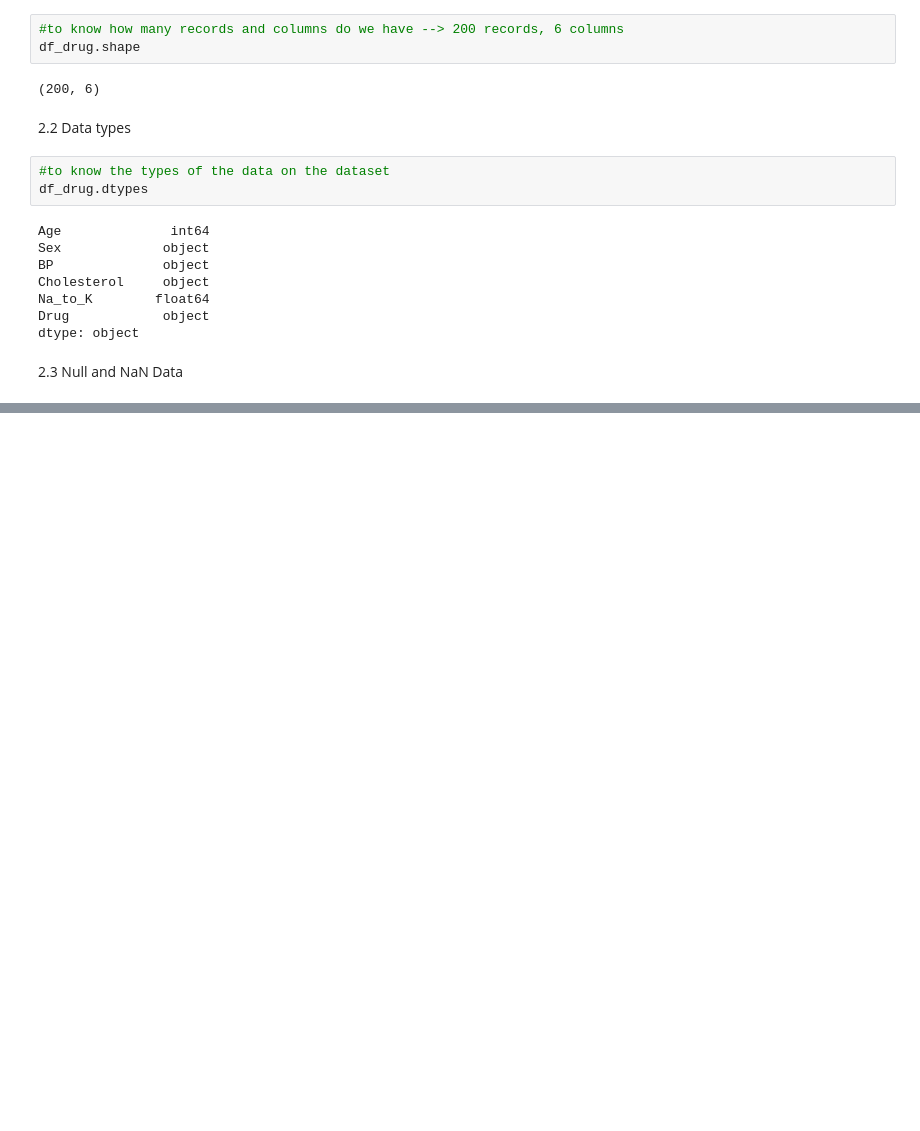
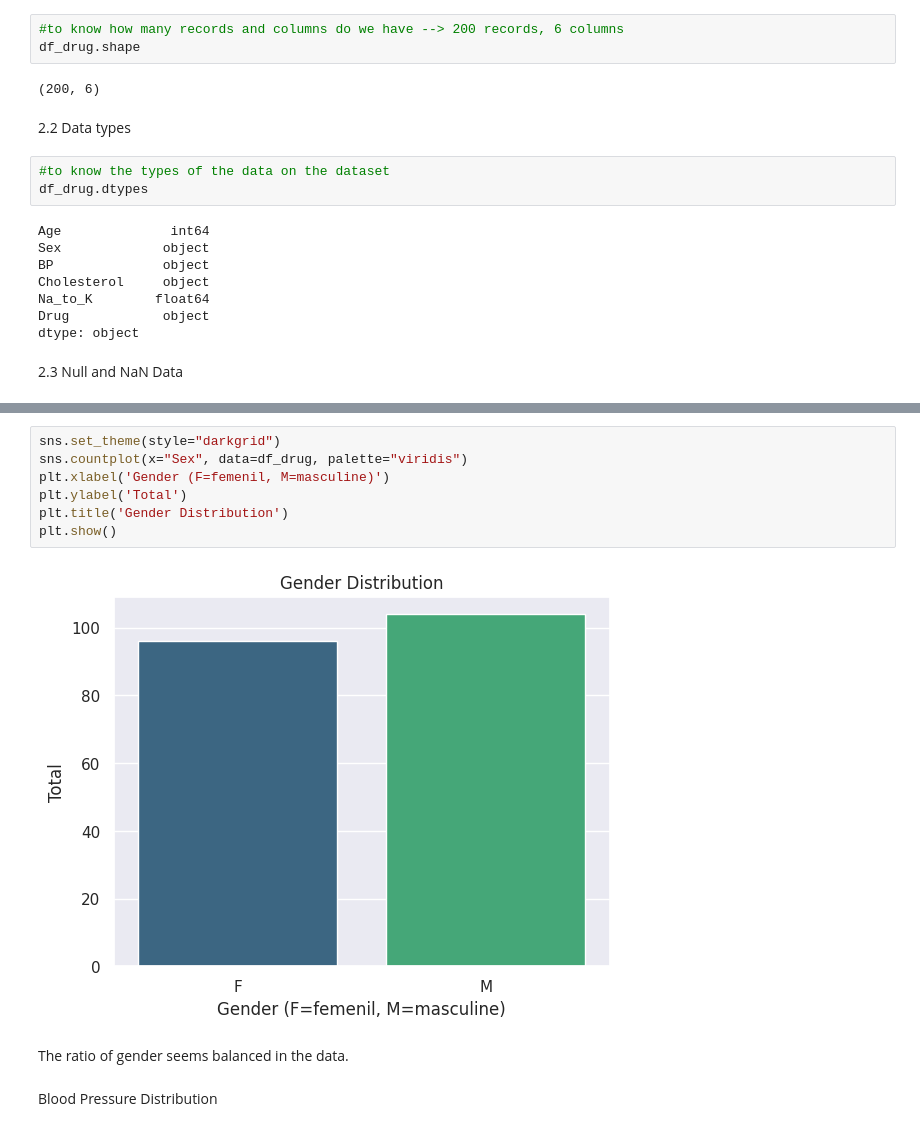
Before and after one commit to jash-ai/PYTHON, a Jupyter notebook: DRUG_CLASSIFICATION.ipynb, the cells around one changed output, grey strips where cells are left out. Saved outputs shown, nothing was run; the diff lists cells and outputs as text; blank space fills up the shorter version.

```diff
--- a/DRUG_CLASSIFICATION.ipynb
+++ b/DRUG_CLASSIFICATION.ipynb
@@ -87,0 +200,13 @@ dtype: object
+# %%
+sns.set_theme(style="darkgrid")
+sns.countplot(x="Sex", data=df_drug, palette="viridis")
+plt.xlabel('Gender (F=femenil, M=masculine)')
+plt.ylabel('Total')
+plt.title('Gender Distribution')
+plt.show()
+# %% [output]
+[figure, added]
+# %% [markdown]
+The ratio of gender seems balanced in the data.
+# %% [markdown]
+Blood Pressure Distribution
```
Also changed, not shown: parts of 104 cells of this notebook.
